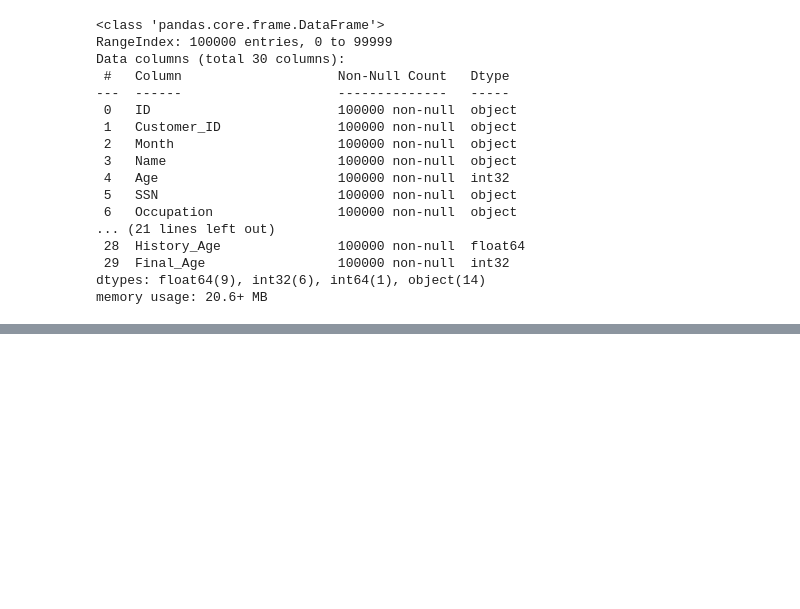
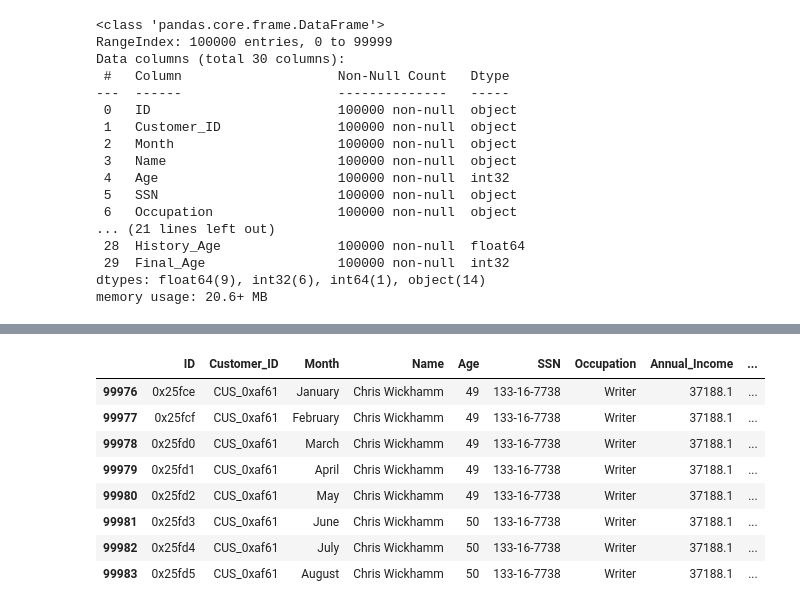
Before and after one commit to ilknurozcelik/DA_Assignments_and_Projects, a Jupyter notebook: 02-Projects/GROUP_11_PROJECTS/Credit_Score_Project/Credit_Score_Project_new.ipynb, the cells around one changed output, grey strips where cells are left out. Drawn from its saved outputs; the diff is of its cells as text; code cells hidden in the pictures; blank space fills up the shorter version.

```diff
--- a/02-Projects/GROUP_11_PROJECTS/Credit_Score_Project/Credit_Score_Project_new.ipynb
+++ b/02-Projects/GROUP_11_PROJECTS/Credit_Score_Project/Credit_Score_Project_new.ipynb
@@ -2663,0 +2680,12 @@ Name: Payment_Behaviour, dtype: int64
+# %%
+df_train[df_train.Customer_ID == "CUS_0xaf61"]
+# %% [output]
+|  | ID | Customer_ID | Month | Name | Age | SSN | Occupation | Annual_Income | ... |
+| 99976 | 0x25fce | CUS_0xaf61 | January | Chris Wickhamm | 49 | 133-16-7738 | Writer | 37188.1 | ... |
+| 99977 | 0x25fcf | CUS_0xaf61 | February | Chris Wickhamm | 49 | 133-16-7738 | Writer | 37188.1 | ... |
+| 99978 | 0x25fd0 | CUS_0xaf61 | March | Chris Wickhamm | 49 | 133-16-7738 | Writer | 37188.1 | ... |
+| 99979 | 0x25fd1 | CUS_0xaf61 | April | Chris Wickhamm | 49 | 133-16-7738 | Writer | 37188.1 | ... |
+| 99980 | 0x25fd2 | CUS_0xaf61 | May | Chris Wickhamm | 49 | 133-16-7738 | Writer | 37188.1 | ... |
+| 99981 | 0x25fd3 | CUS_0xaf61 | June | Chris Wickhamm | 50 | 133-16-7738 | Writer | 37188.1 | ... |
+| 99982 | 0x25fd4 | CUS_0xaf61 | July | Chris Wickhamm | 50 | 133-16-7738 | Writer | 37188.1 | ... |
+| 99983 | 0x25fd5 | CUS_0xaf61 | August | Chris Wickhamm | 50 | 133-16-7738 | Writer | 37188.1 | ... |
```
Also changed, not shown: parts of 58 cells of this notebook, 2 other files.
